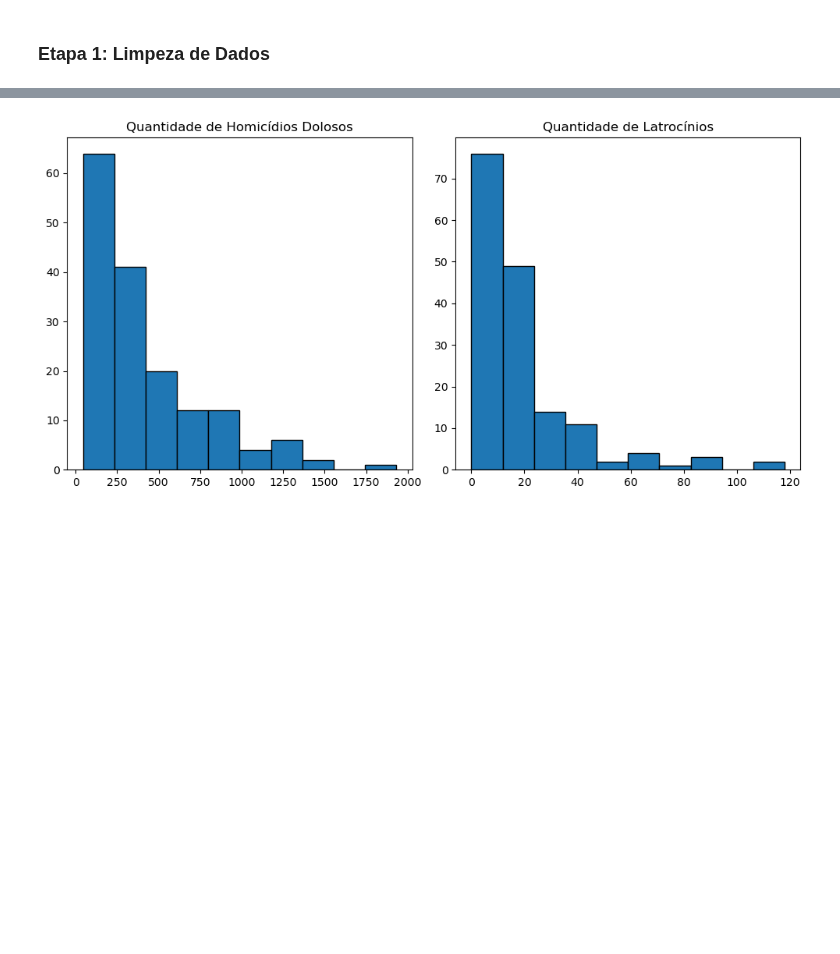
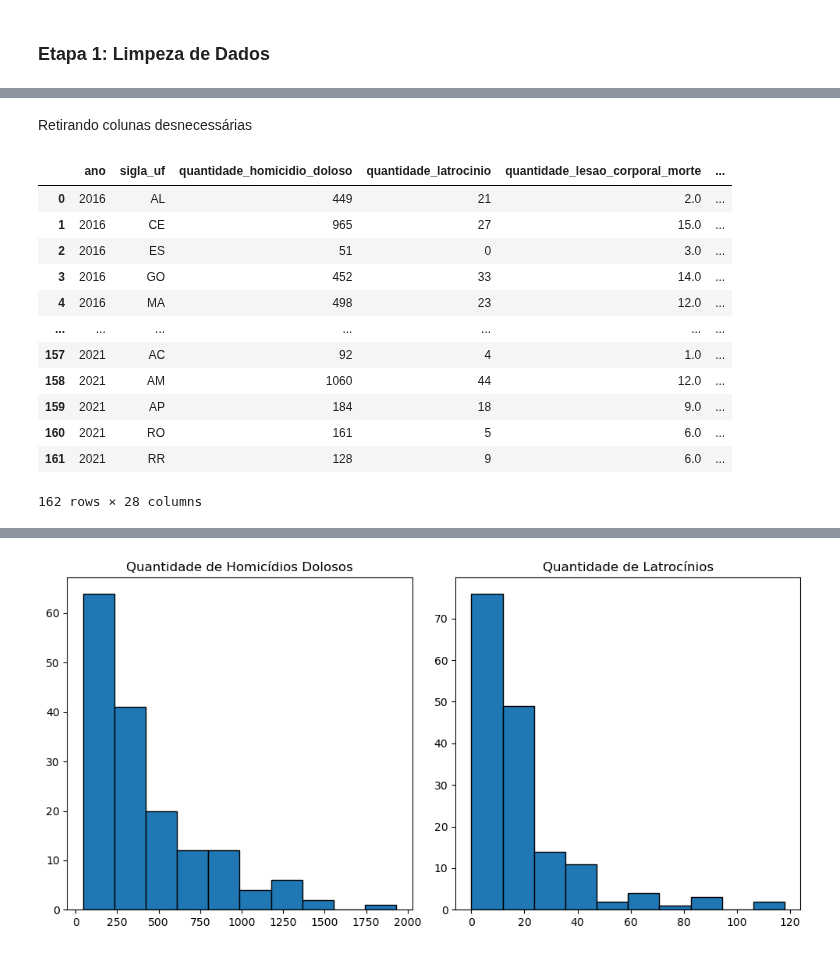
Before and after one commit to Iamiran1/Projeto-2---Ci-ncia-de-Dados, a Jupyter notebook: P2.ipynb, the cells around one changed output, grey strips where cells are left out. Saved outputs shown, nothing was run; the diff lists cells and outputs as text; code cells hidden in the pictures; blank space fills up the shorter version.

```diff
--- a/P2.ipynb
+++ b/P2.ipynb
@@ -44,0 +46,20 @@ dados.head(10)
+# %% [markdown]
+Retirando colunas desnecessárias
+# %%
+del dados['id_municipio']
+del dados['grupo']
+dados
+# %% [output]
+|  | ano | sigla_uf | quantidade_homicidio_doloso | quantidade_latrocinio | quantidade_lesao_corporal_morte | ... |
+| 0 | 2016 | AL | 449 | 21 | 2.0 | ... |
+| 1 | 2016 | CE | 965 | 27 | 15.0 | ... |
+| 2 | 2016 | ES | 51 | 0 | 3.0 | ... |
+| 3 | 2016 | GO | 452 | 33 | 14.0 | ... |
+| 4 | 2016 | MA | 498 | 23 | 12.0 | ... |
+| ... | ... | ... | ... | ... | ... | ... |
+| 157 | 2021 | AC | 92 | 4 | 1.0 | ... |
+| 158 | 2021 | AM | 1060 | 44 | 12.0 | ... |
+| 159 | 2021 | AP | 184 | 18 | 9.0 | ... |
+| 160 | 2021 | RO | 161 | 5 | 6.0 | ... |
+| 161 | 2021 | RR | 128 | 9 | 6.0 | ... |
+162 rows × 28 columns
```
Also changed, not shown: parts of 3 cells of this notebook.
